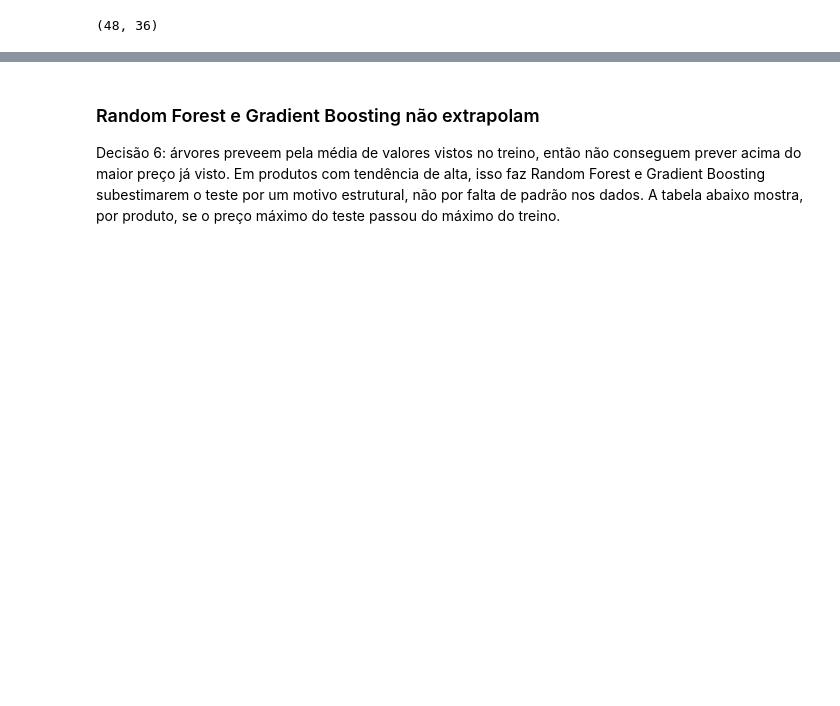
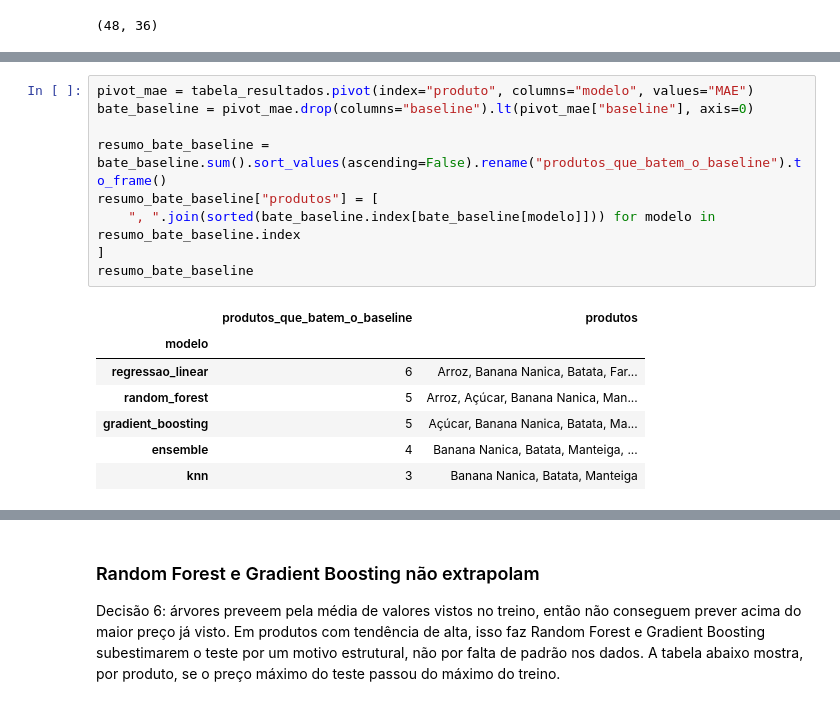
Before and after one commit to arturcontarelli/analise-cesta-basica-ml, a Jupyter notebook: notebooks/04_q1_previsao.ipynb, the cells around one changed output, grey strips where cells are left out. Cells and saved outputs as stored; diff of their text form; blank space fills up the shorter version.

```diff
--- a/notebooks/04_q1_previsao.ipynb
+++ b/notebooks/04_q1_previsao.ipynb
@@ -135,0 +145,17 @@ tabela_resultados.sort_values(["produto", "modelo"]).reset_index(drop=True)
+# %%
+pivot_mae = tabela_resultados.pivot(index="produto", columns="modelo", values="MAE")
+bate_baseline = pivot_mae.drop(columns="baseline").lt(pivot_mae["baseline"], axis=0)
+
+resumo_bate_baseline = bate_baseline.sum().sort_values(ascending=False).rename("produtos_que_batem_o_baseline").to_frame()
+resumo_bate_baseline["produtos"] = [
+    ", ".join(sorted(bate_baseline.index[bate_baseline[modelo]])) for modelo in resumo_bate_baseline.index
+]
+resumo_bate_baseline
+# %% [output]
+|  | produtos_que_batem_o_baseline | produtos |
+| modelo |  |  |
+| regressao_linear | 6 | Arroz, Banana Nanica, Batata, Far... |
+| random_forest | 5 | Arroz, Açúcar, Banana Nanica, Man... |
+| gradient_boosting | 5 | Açúcar, Banana Nanica, Batata, Ma... |
+| ensemble | 4 | Banana Nanica, Batata, Manteiga, ... |
+| knn | 3 | Banana Nanica, Batata, Manteiga |
```
Also changed, not shown: parts of 7 cells of this notebook, 3 other files.
